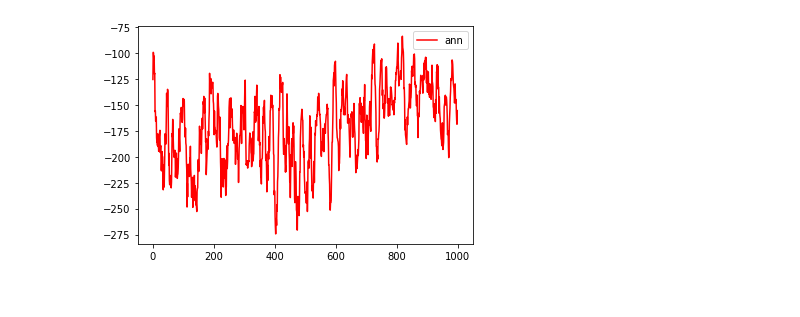
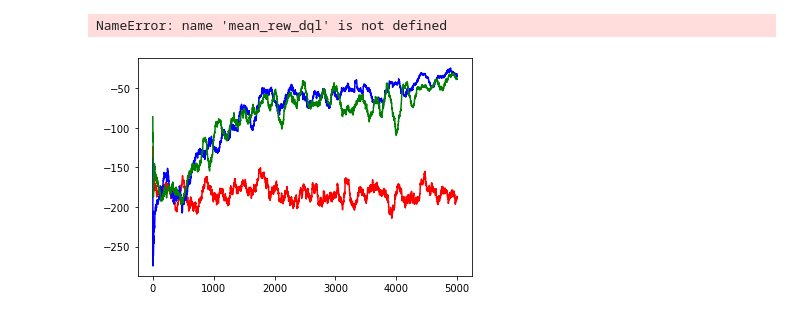
Before and after one commit to GiuliaMP/RL_Project, a Jupyter notebook: Run.ipynb, the cells around one changed output. Cells and saved outputs as stored; diff of their text form; code cells hidden in the pictures.

```diff
--- a/Run.ipynb
+++ b/Run.ipynb
@@ -54 +29,16 @@ rew_q = Q_learning.q_learning(env, discretization, ep_min_decay, alpha, gamma, e
+# %%
+# Random
+env = gym.make("LunarLander-v2")
+rew_random = Random.random(env, episodes)
+mean_rew_random = moving_avg(rew_random, window=100)
+# %%
+# Sarsa
+env = gym.make("LunarLander-v2")
+rew_sarsa = Sarsa.sarsa(env, discretization, episode_min_decay, alpha, gamma, episodes)
+mean_rew_sarsa = moving_avg(rew_sarsa, window=100)
+
+# Q-learning
+env = gym.make("LunarLander-v2")
+rew_ql = Q_learning.q_learning(env, discretization, episode_min_decay, alpha, gamma, episodes)
+mean_rew_ql = moving_avg(rew_ql, window=100)
 # %%
@@ -67,0 +52,5 @@ plt.show()
+# %%
+# Q-learning with value approximation
+env = gym.make("LunarLander-v2")
+rew_ql_ann = Q_ann.q_learning_ANN(env, 8, episodes)
+mean_rew_dql = moving_avg(rew_ql_ann, window=100)
@@ -68,6 +76,6 @@ plt.show()
 # %%
-episodes = 100
-
+# DQN
 env = gym.make("LunarLander-v2")
-rew_nn = Sarsa_va_ANN.sarsa_va_ann(env, 8, ep_min_decay, alpha, gamma, episodes)
+rew_dqn = DQN.dqn(env, 8, episodes)
+mean_rew_dqn = moving_avg(rew_dqn, window=100)
 # %% [output]
@@ -75,16 +102,11 @@ rew_nn = Sarsa_va_ANN.sarsa_va_ann(env, 8, ep_min_decay, alpha, gamma, episodes)
 # %%
-mean_rewards_r = moving_avg(rew_r)
-mean_rewards_s = moving_avg(rew_s)
-mean_rewards_q = moving_avg(rew_q)
-mean_rewards_s_va_sg = moving_avg(rew_s_va_sg)
-mean_rewards_nn = moving_avg(rew_nn)
-
-plt.plot(mean_rewards_nn, color="red", label="ann")
-plt.plot(mean_rewards_r, color="red", label="random")
-plt.plot(mean_rewards_s, color="blue", label="sarsa")
-plt.plot(mean_rewards_q, color="green", label="q-learning")
-plt.plot(mean_rewards_s_va_sg, color="m", label="sarsa va sg")
+plt.plot(mean_rew_random, color="red", label="random")
+plt.plot(mean_rew_sarsa, color="blue", label="sarsa")
+plt.plot(mean_rew_ql, color="green", label="q-learning")
+plt.plot(mean_rew_dql, color="yellow", label="q-learning with ann")
+plt.plot(mean_rew_dqn, color="m", label="DQN")
 plt.legend()
 plt.show()
 # %% [output]
+NameError: name 'mean_rew_dql' is not defined
-[figure, old version]
+[figure, new version]
```
Also changed, not shown: parts of 9 cells of this notebook, 5 other files.
